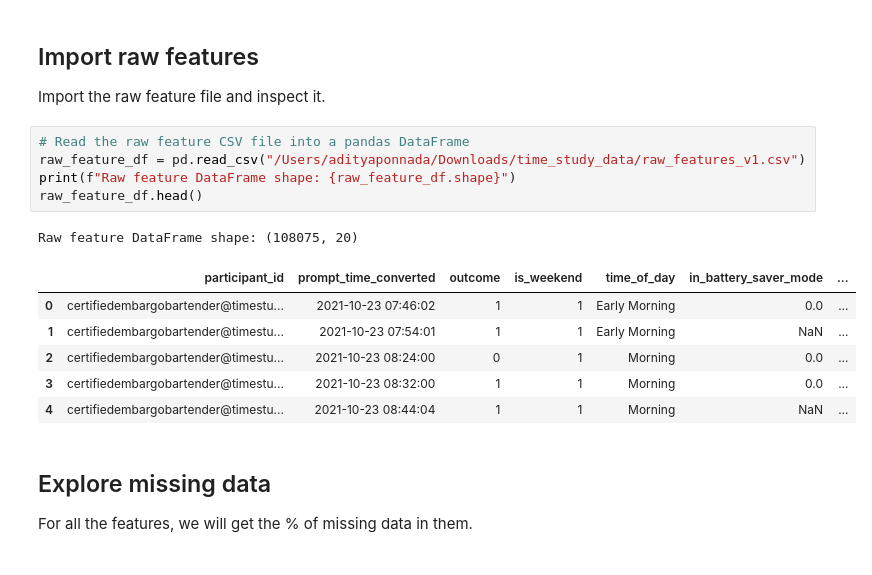
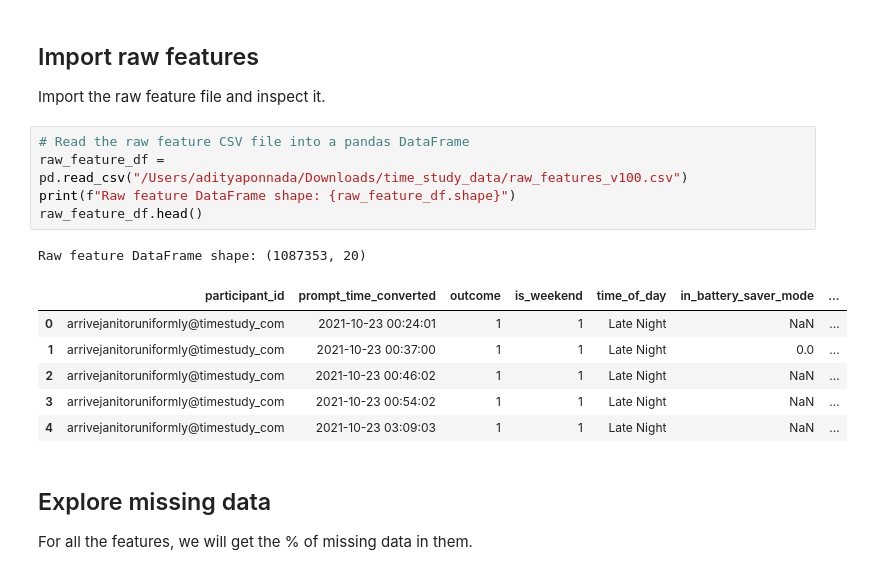
Before and after one commit to adityaponnada/real_time_prompting, a Jupyter notebook: feature_selection_normalization.ipynb, the cells around one changed output. Saved outputs shown, nothing was run; the diff lists cells and outputs as text.

```diff
--- a/feature_selection_normalization.ipynb
+++ b/feature_selection_normalization.ipynb
@@ -19,17 +19,17 @@ from dateutil import parser
 Import the raw feature file and inspect it.
 # %%
 # Read the raw feature CSV file into a pandas DataFrame
-raw_feature_df = pd.read_csv("/Users/adityaponnada/Downloads/time_study_data/raw_features_v1.csv")
+raw_feature_df = pd.read_csv("/Users/adityaponnada/Downloads/time_study_data/raw_features_v100.csv")
 print(f"Raw feature DataFrame shape: {raw_feature_df.shape}")
 raw_feature_df.head()
 # %% [output]
-Raw feature DataFrame shape: (108075, 20)
+Raw feature DataFrame shape: (1087353, 20)
 |  | participant_id | prompt_time_converted | outcome | is_weekend | time_of_day | in_battery_saver_mode | ... |
-| 0 | certifiedembargobartender@timestu... | 2021-10-23 07:46:02 | 1 | 1 | Early Morning | 0.0 | ... |
-| 1 | certifiedembargobartender@timestu... | 2021-10-23 07:54:01 | 1 | 1 | Early Morning | NaN | ... |
-| 2 | certifiedembargobartender@timestu... | 2021-10-23 08:24:00 | 0 | 1 | Morning | 0.0 | ... |
-| 3 | certifiedembargobartender@timestu... | 2021-10-23 08:32:00 | 1 | 1 | Morning | 0.0 | ... |
-| 4 | certifiedembargobartender@timestu... | 2021-10-23 08:44:04 | 1 | 1 | Morning | NaN | ... |
+| 0 | arrivejanitoruniformly@timestudy_com | 2021-10-23 00:24:01 | 1 | 1 | Late Night | NaN | ... |
+| 1 | arrivejanitoruniformly@timestudy_com | 2021-10-23 00:37:00 | 1 | 1 | Late Night | 0.0 | ... |
+| 2 | arrivejanitoruniformly@timestudy_com | 2021-10-23 00:46:02 | 1 | 1 | Late Night | NaN | ... |
+| 3 | arrivejanitoruniformly@timestudy_com | 2021-10-23 00:54:02 | 1 | 1 | Late Night | NaN | ... |
+| 4 | arrivejanitoruniformly@timestudy_com | 2021-10-23 03:09:03 | 1 | 1 | Late Night | NaN | ... |
 # %% [markdown]
 ## Explore missing data
 For all the features, we will get the % of missing data in them.
```
Also changed, not shown: parts of 8 cells of this notebook, 1 other file.
